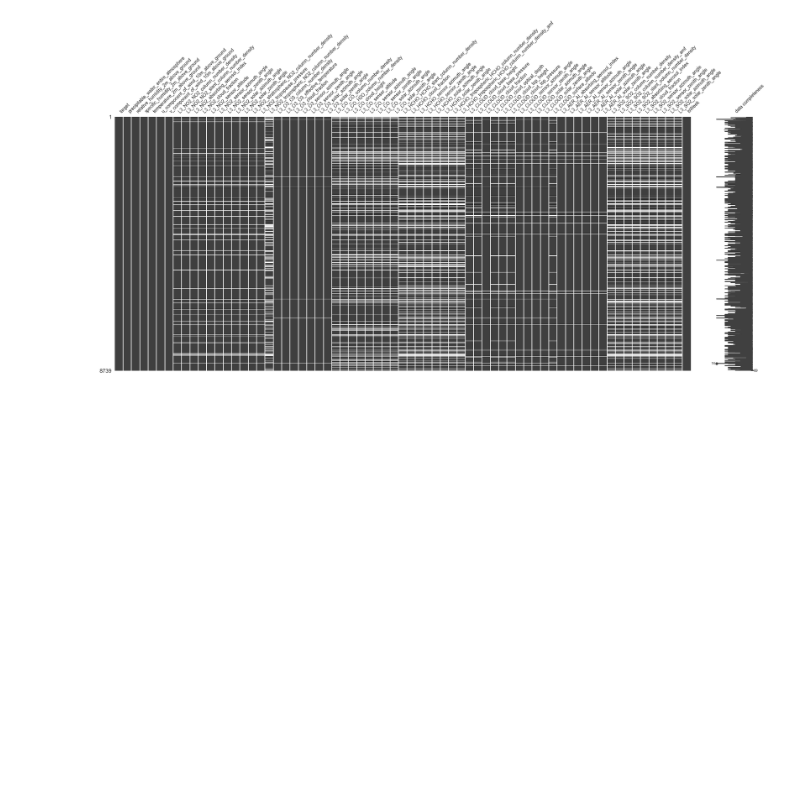
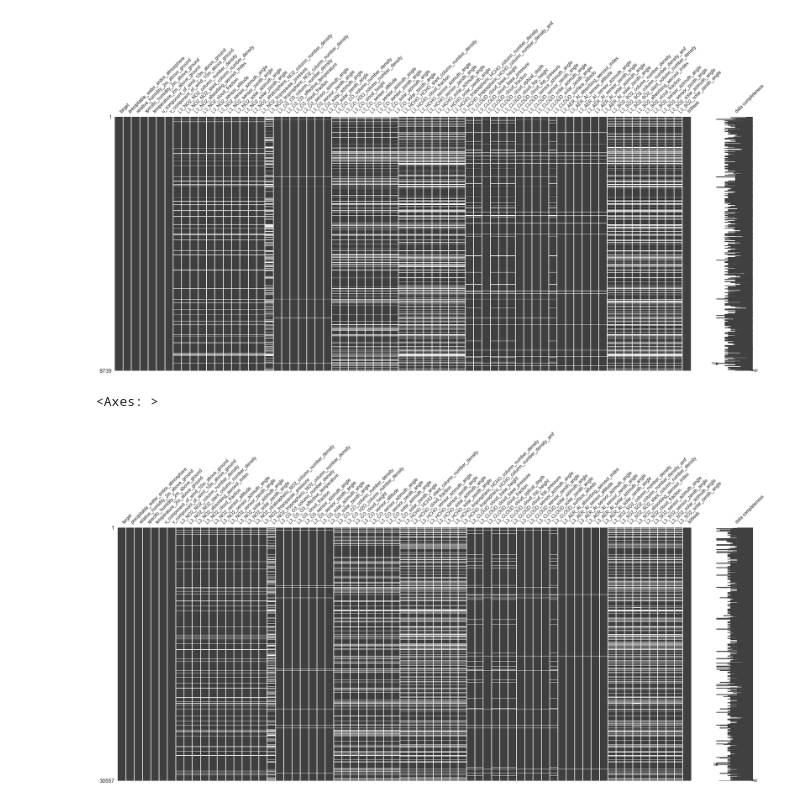
Before and after one commit to Maximilian2509/ds-AirPollution, a Jupyter notebook: model1.ipynb, the cells around one changed output. Saved outputs shown, nothing was run; the diff lists cells and outputs as text; code cells hidden in the pictures; blank space fills up the shorter version.

```diff
--- a/model1.ipynb
+++ b/model1.ipynb
@@ -105,3 +122,30 @@ msno.matrix(df.query('IsWeek == 0'), fontsize=10,labels=True)
 # %% [output]
 <Axes: >
 [figure]
+# %%
+variables_list = [
+    "L3_NO2_NO2_column_number_density",
+    "L3_NO2_NO2_slant_column_number_density",
+    "L3_NO2_sensor_altitude",
+    "L3_NO2_tropopause_pressure",
+    "L3_NO2_solar_zenith_angle",
+    "L3_SO2_SO2_column_number_density",
+    "L3_SO2_SO2_column_number_density_amf",
+    "L3_SO2_SO2_slant_column_number_density",
+    "L3_SO2_solar_zenith_angle",
+    "L3_O3_O3_column_number_density",
+    "L3_O3_O3_effective_temperature",
+    "L3_O3_solar_zenith_angle",
+    "L3_CO_CO_column_number_density",
+    "L3_CO_sensor_altitude",
+    "L3_CO_solar_zenith_angle",
+    "L3_HCHO_solar_zenith_angle",
+    "L3_HCHO_tropospheric_HCHO_column_number_density_amf"
+]
+# %%
+df[variables_list].replace(0, np.nan, inplace=True)
+# %%
+msno.matrix(df, fontsize=10,labels=True)
+# %% [output]
+<Axes: >
+[figure, added]
```
Also changed, not shown: parts of 7 cells of this notebook, 1 other file.
